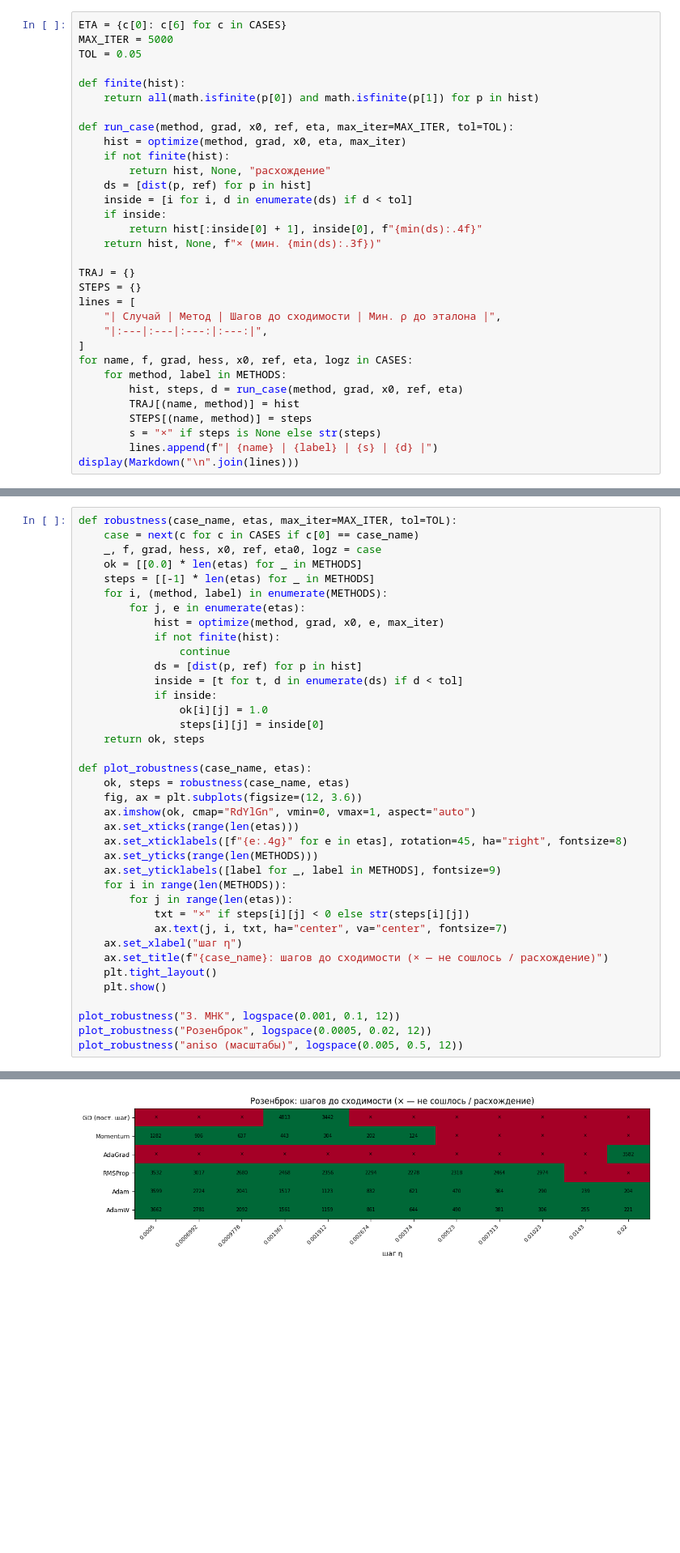
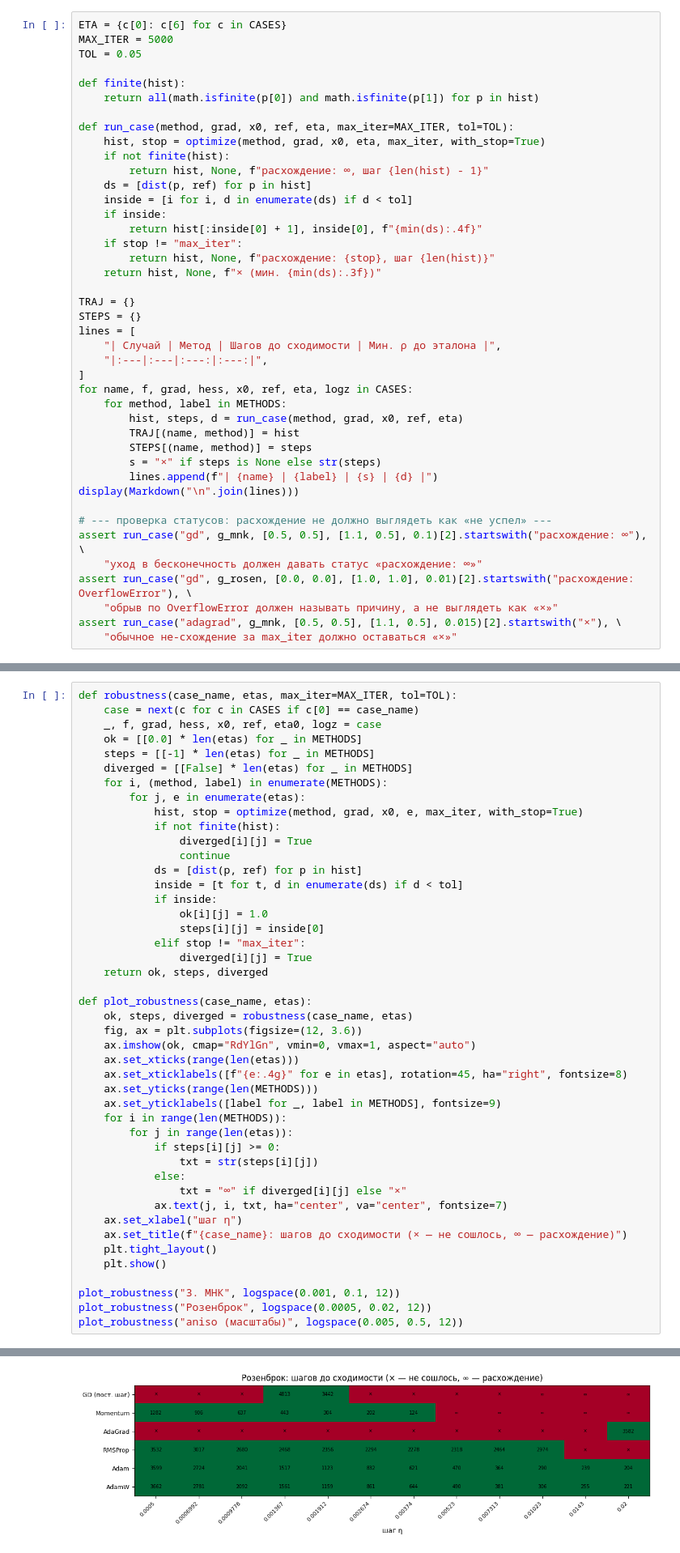
Before and after one commit to marymoroz1106/Brain_tumor_segmentation, a Jupyter notebook: chislennye-metody/Оптимизаторы 2D.ipynb, the cells around one changed output, grey strips where cells are left out. Shown at 81% size. Drawn from its saved outputs; the diff is of its cells as text; blank space fills up the shorter version.

```diff
--- a/chislennye-metody/Оптимизаторы 2D.ipynb
+++ b/chislennye-metody/Оптимизаторы 2D.ipynb
@@ -253,13 +297,15 @@ def finite(hist):
     return all(math.isfinite(p[0]) and math.isfinite(p[1]) for p in hist)
 
 def run_case(method, grad, x0, ref, eta, max_iter=MAX_ITER, tol=TOL):
-    hist = optimize(method, grad, x0, eta, max_iter)
+    hist, stop = optimize(method, grad, x0, eta, max_iter, with_stop=True)
     if not finite(hist):
-        return hist, None, "расхождение"
+        return hist, None, f"расхождение: ∞, шаг {len(hist) - 1}"
     ds = [dist(p, ref) for p in hist]
     inside = [i for i, d in enumerate(ds) if d < tol]
     if inside:
         return hist[:inside[0] + 1], inside[0], f"{min(ds):.4f}"
+    if stop != "max_iter":
+        return hist, None, f"расхождение: {stop}, шаг {len(hist)}"
     return hist, None, f"× (мин. {min(ds):.3f})"
 
 TRAJ = {}
@@ -276,6 +322,14 @@ for name, f, grad, hess, x0, ref, eta, logz in CASES:
         s = "×" if steps is None else str(steps)
         lines.append(f"| {name} | {label} | {s} | {d} |")
 display(Markdown("\n".join(lines)))
+
+# --- проверка статусов: расхождение не должно выглядеть как «не успел» ---
+assert run_case("gd", g_mnk, [0.5, 0.5], [1.1, 0.5], 0.1)[2].startswith("расхождение: ∞"), \
+    "уход в бесконечность должен давать статус «расхождение: ∞»"
+assert run_case("gd", g_rosen, [0.0, 0.0], [1.0, 1.0], 0.01)[2].startswith("расхождение: OverflowError"), \
+    "обрыв по OverflowError должен называть причину, а не выглядеть как «×»"
+assert run_case("adagrad", g_mnk, [0.5, 0.5], [1.1, 0.5], 0.015)[2].startswith("×"), \
+    "обычное не-схождение за max_iter должно оставаться «×»"
 # %% [output]
 | Случай | Метод | Шагов до сходимости | Мин. ρ до эталона |
 |:---|:---|:---:|:---:|
@@ -393,20 +447,24 @@ def robustness(case_name, etas, max_iter=MAX_ITER, tol=TOL):
     _, f, grad, hess, x0, ref, eta0, logz = case
     ok = [[0.0] * len(etas) for _ in METHODS]
     steps = [[-1] * len(etas) for _ in METHODS]
+    diverged = [[False] * len(etas) for _ in METHODS]
     for i, (method, label) in enumerate(METHODS):
         for j, e in enumerate(etas):
-            hist = optimize(method, grad, x0, e, max_iter)
+            hist, stop = optimize(method, grad, x0, e, max_iter, with_stop=True)
             if not finite(hist):
+                diverged[i][j] = True
                 continue
             ds = [dist(p, ref) for p in hist]
             inside = [t for t, d in enumerate(ds) if d < tol]
             if inside:
                 ok[i][j] = 1.0
                 steps[i][j] = inside[0]
-    return ok, steps
+            elif stop != "max_iter":
+                diverged[i][j] = True
+    return ok, steps, diverged
 
 def plot_robustness(case_name, etas):
-    ok, steps = robustness(case_name, etas)
+    ok, steps, diverged = robustness(case_name, etas)
     fig, ax = plt.subplots(figsize=(12, 3.6))
     ax.imshow(ok, cmap="RdYlGn", vmin=0, vmax=1, aspect="auto")
     ax.set_xticks(range(len(etas)))
@@ -415,10 +473,13 @@ def plot_robustness(case_name, etas):
     ax.set_yticklabels([label for _, label in METHODS], fontsize=9)
     for i in range(len(METHODS)):
         for j in range(len(etas)):
-            txt = "×" if steps[i][j] < 0 else str(steps[i][j])
+            if steps[i][j] >= 0:
+                txt = str(steps[i][j])
+            else:
+                txt = "∞" if diverged[i][j] else "×"
             ax.text(j, i, txt, ha="center", va="center", fontsize=7)
     ax.set_xlabel("шаг η")
-    ax.set_title(f"{case_name}: шагов до сходимости (× — не сошлось / расхождение)")
+    ax.set_title(f"{case_name}: шагов до сходимости (× — не сошлось, ∞ — расхождение)")
     plt.tight_layout()
     plt.show()
 
@@ -430 +491 @@ plot_robustness("aniso (масштабы)", logspace(0.005, 0.5, 12))
-[figure, old version]
+[figure, new version]
```
Also changed, not shown: parts of 16 cells of this notebook.
